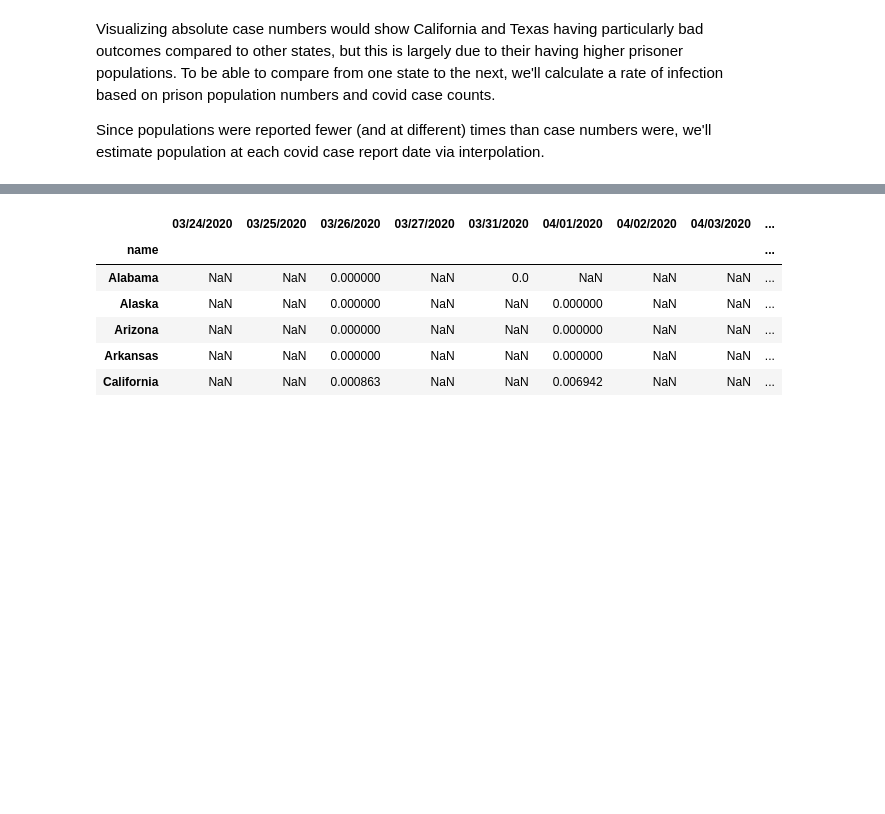
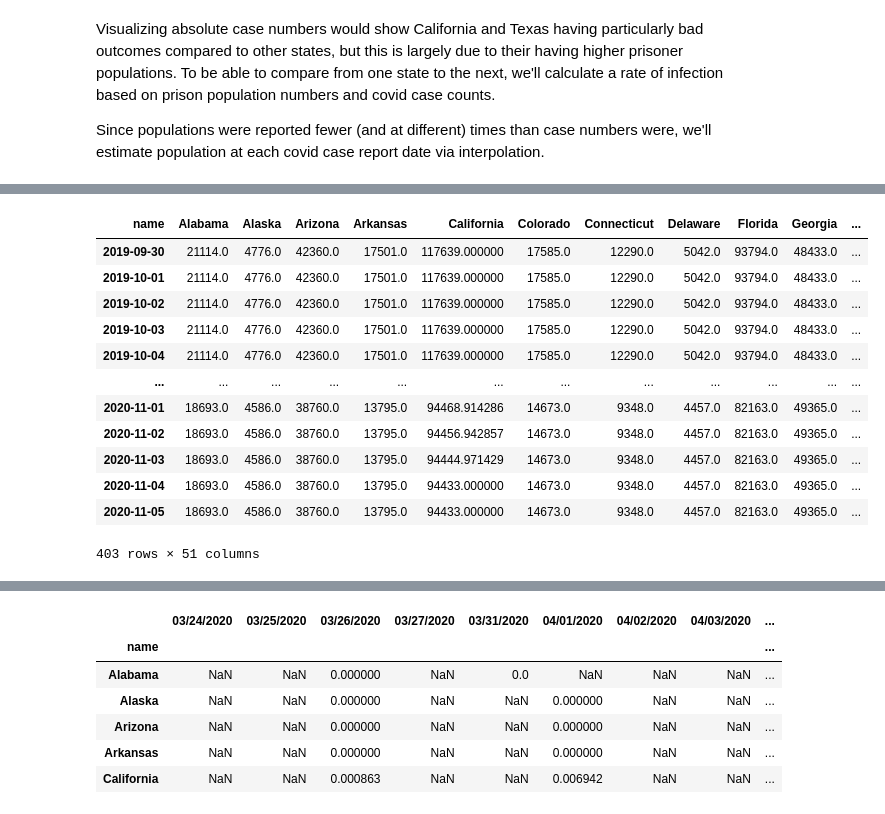
Before and after one commit to william-rice/covid-prisons, a Jupyter notebook: map_viz.ipynb, the cells around one changed output, grey strips where cells are left out. Saved outputs shown, nothing was run; the diff lists cells and outputs as text; code cells hidden in the pictures; blank space fills up the shorter version.

```diff
--- a/map_viz.ipynb
+++ b/map_viz.ipynb
@@ -151,0 +208,19 @@ pop.head()
+# %%
+# Interpolate what our NaNs should be. limit_direction='both' ensures we extrapolate the data
+# past the last sample (eg all the way from min date to max date)
+full_dates = full_dates.interpolate(method='time', limit_direction='both')
+full_dates
+# %% [output]
+| name | Alabama | Alaska | Arizona | Arkansas | California | Colorado | Connecticut | Delaware | Florida | Georgia | ... |
+| 2019-09-30 | 21114.0 | 4776.0 | 42360.0 | 17501.0 | 117639.000000 | 17585.0 | 12290.0 | 5042.0 | 93794.0 | 48433.0 | ... |
+| 2019-10-01 | 21114.0 | 4776.0 | 42360.0 | 17501.0 | 117639.000000 | 17585.0 | 12290.0 | 5042.0 | 93794.0 | 48433.0 | ... |
+| 2019-10-02 | 21114.0 | 4776.0 | 42360.0 | 17501.0 | 117639.000000 | 17585.0 | 12290.0 | 5042.0 | 93794.0 | 48433.0 | ... |
+| 2019-10-03 | 21114.0 | 4776.0 | 42360.0 | 17501.0 | 117639.000000 | 17585.0 | 12290.0 | 5042.0 | 93794.0 | 48433.0 | ... |
+| 2019-10-04 | 21114.0 | 4776.0 | 42360.0 | 17501.0 | 117639.000000 | 17585.0 | 12290.0 | 5042.0 | 93794.0 | 48433.0 | ... |
+| ... | ... | ... | ... | ... | ... | ... | ... | ... | ... | ... | ... |
+| 2020-11-01 | 18693.0 | 4586.0 | 38760.0 | 13795.0 | 94468.914286 | 14673.0 | 9348.0 | 4457.0 | 82163.0 | 49365.0 | ... |
+| 2020-11-02 | 18693.0 | 4586.0 | 38760.0 | 13795.0 | 94456.942857 | 14673.0 | 9348.0 | 4457.0 | 82163.0 | 49365.0 | ... |
+| 2020-11-03 | 18693.0 | 4586.0 | 38760.0 | 13795.0 | 94444.971429 | 14673.0 | 9348.0 | 4457.0 | 82163.0 | 49365.0 | ... |
+| 2020-11-04 | 18693.0 | 4586.0 | 38760.0 | 13795.0 | 94433.000000 | 14673.0 | 9348.0 | 4457.0 | 82163.0 | 49365.0 | ... |
+| 2020-11-05 | 18693.0 | 4586.0 | 38760.0 | 13795.0 | 94433.000000 | 14673.0 | 9348.0 | 4457.0 | 82163.0 | 49365.0 | ... |
+403 rows × 51 columns
```
Also changed, not shown: parts of 13 cells of this notebook.
